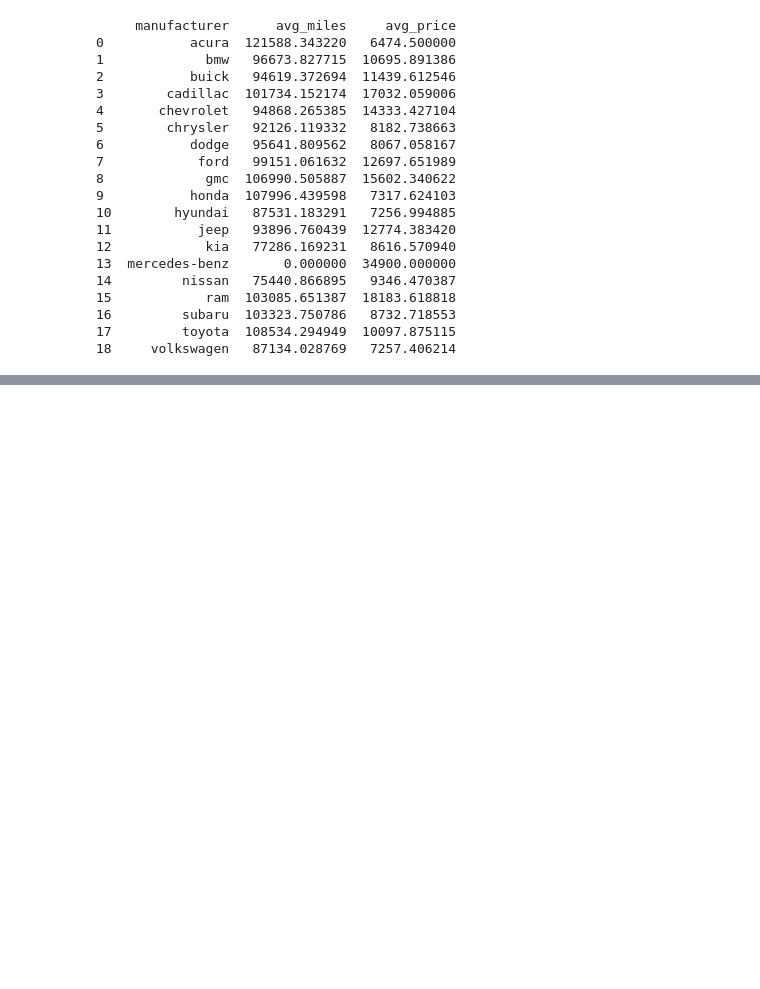
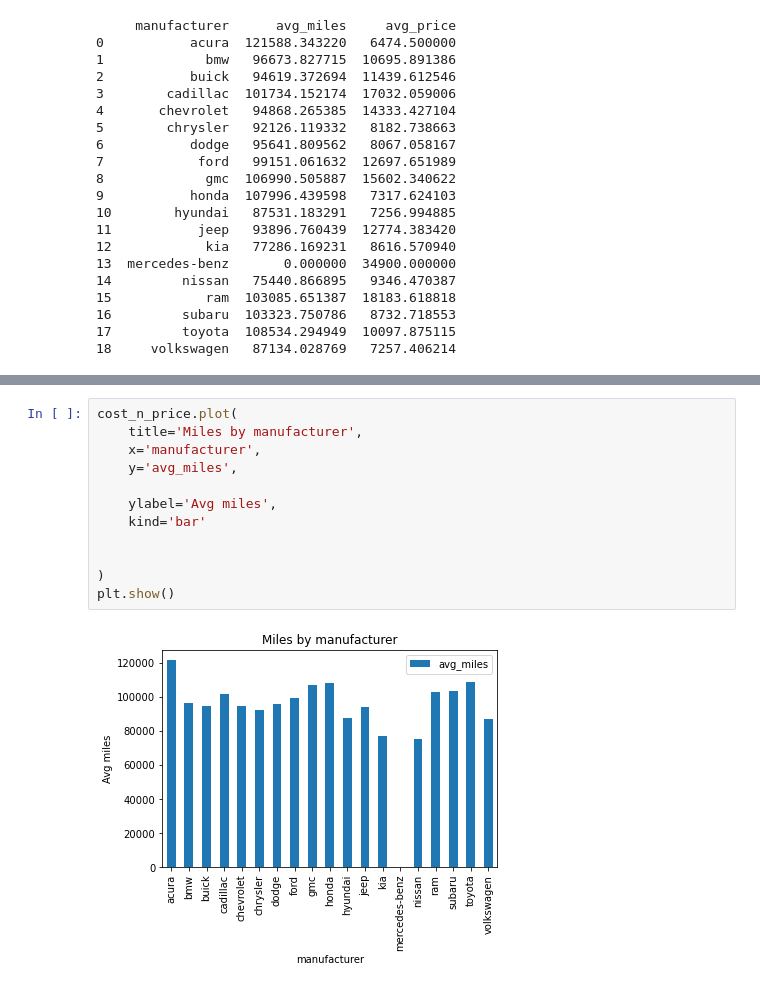
Before and after one commit to imnatec/proj_one, a Jupyter notebook: notebooks/EDA.ipynb, the cells around one changed output, grey strips where cells are left out. Saved outputs shown, nothing was run; the diff lists cells and outputs as text; blank space fills up the shorter version.

```diff
--- a/notebooks/EDA.ipynb
+++ b/notebooks/EDA.ipynb
@@ -148,0 +144,14 @@ ValueError: Mime type rendering requires nbformat>=4.2.0 but it is not installed
+# %%
+cost_n_price.plot(
+    title='Miles by manufacturer',
+    x='manufacturer',
+    y='avg_miles',
+
+    ylabel='Avg miles',
+    kind='bar'
+
+
+)
+plt.show()
+# %% [output]
+[figure, added]
```
Also changed, not shown: parts of 28 cells of this notebook.
